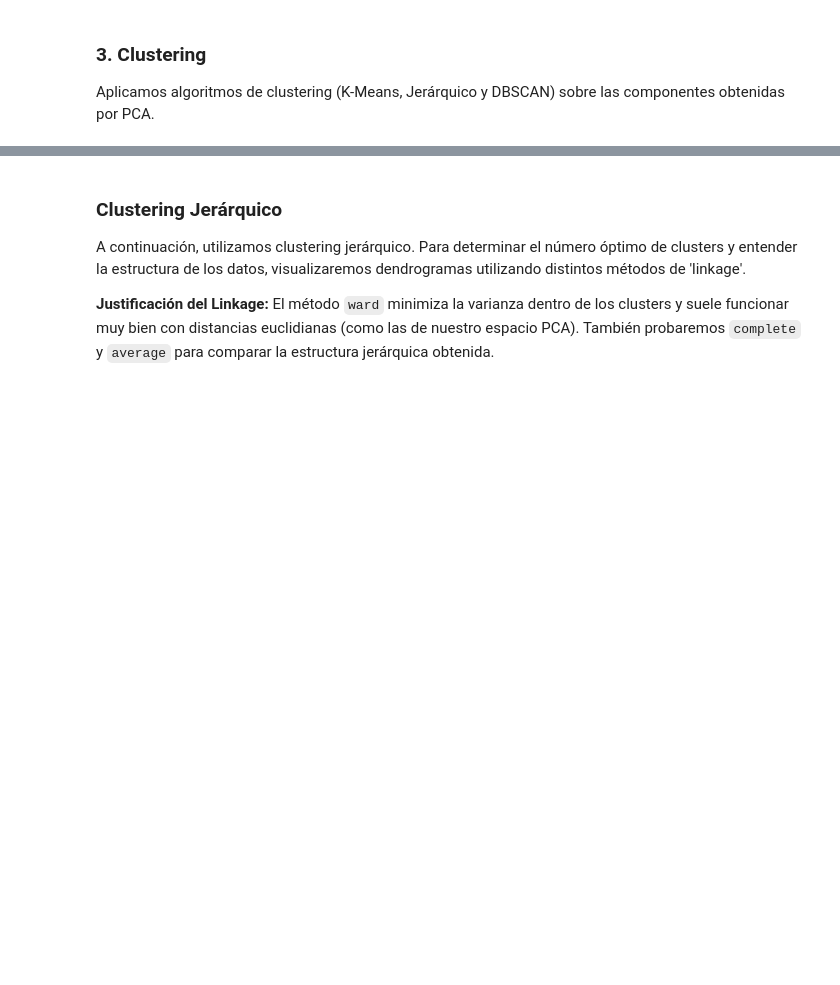
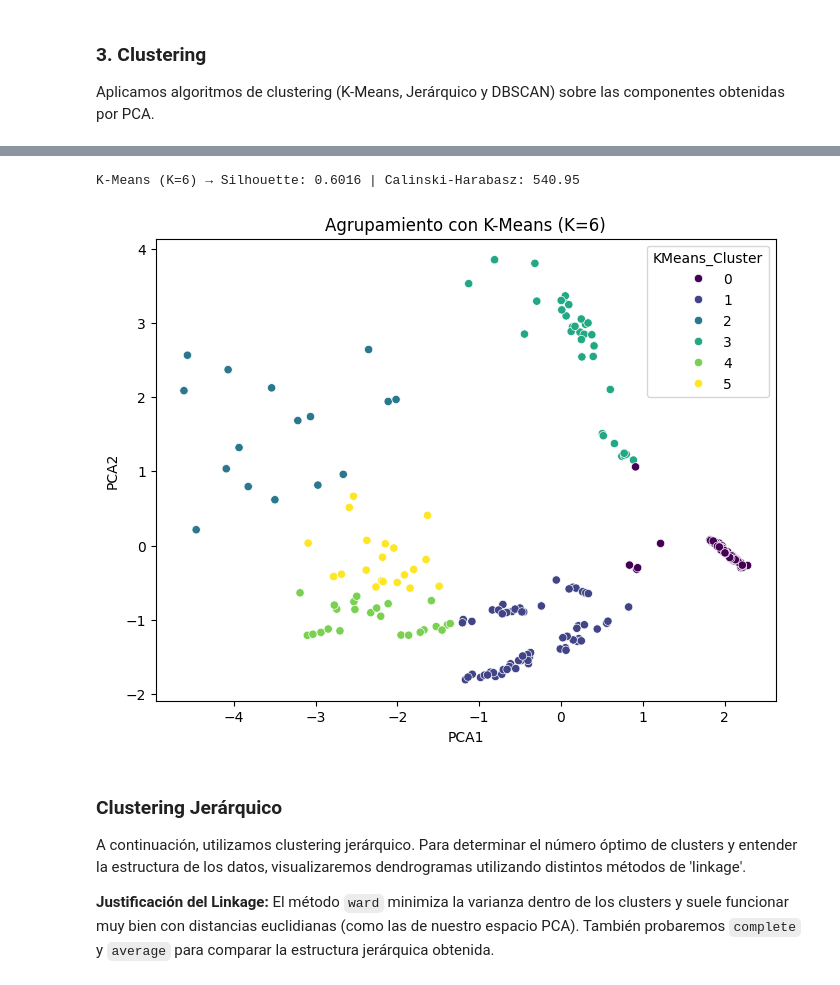
Before and after one commit to 100522196/P2-aprendizaje-automatico, a Jupyter notebook: notebook.ipynb, the cells around one changed output, grey strips where cells are left out. Saved outputs shown, nothing was run; the diff lists cells and outputs as text; code cells hidden in the pictures; blank space fills up the shorter version.

```diff
--- a/notebook.ipynb
+++ b/notebook.ipynb
@@ -96,17 +156,19 @@ Aplicamos algoritmos de clustering (K-Means, Jerárquico y DBSCAN) sobre las com
 # %%
-from sklearn.cluster import KMeans, AgglomerativeClustering, DBSCAN
-from sklearn.metrics import silhouette_score, calinski_harabasz_score
-import scipy.cluster.hierarchy as shc
-
-# Ejemplo base con K-Means
-# Evaluamos K=6 ya que en la tabla astronómica se ven aproximadamente 6 tipos de estrellas distintos
+# K-Means con K=6
 kmeans = KMeans(n_clusters=6, random_state=NIA, n_init='auto')
 df['KMeans_Cluster'] = kmeans.fit_predict(X_pca)
+
+sil_km = silhouette_score(X_pca, df['KMeans_Cluster'])
+ch_km  = calinski_harabasz_score(X_pca, df['KMeans_Cluster'])
+print(f"K-Means (K=6) → Silhouette: {sil_km:.4f} | Calinski-Harabasz: {ch_km:.2f}")
 
 plt.figure(figsize=(8, 6))
 sns.scatterplot(x='PCA1', y='PCA2', hue='KMeans_Cluster', data=df, palette='viridis')
 plt.title('Agrupamiento con K-Means (K=6)')
 plt.show()
+# %% [output]
+K-Means (K=6) → Silhouette: 0.6016 | Calinski-Harabasz: 540.95
+[figure, added]
 # %% [markdown]
 ### Clustering Jerárquico
 A continuación, utilizamos clustering jerárquico. Para determinar el número óptimo de clusters y entender la estructura de los datos, visualizaremos dendrogramas utilizando distintos métodos de 'linkage'.
```
Also changed, not shown: parts of 12 cells of this notebook.
